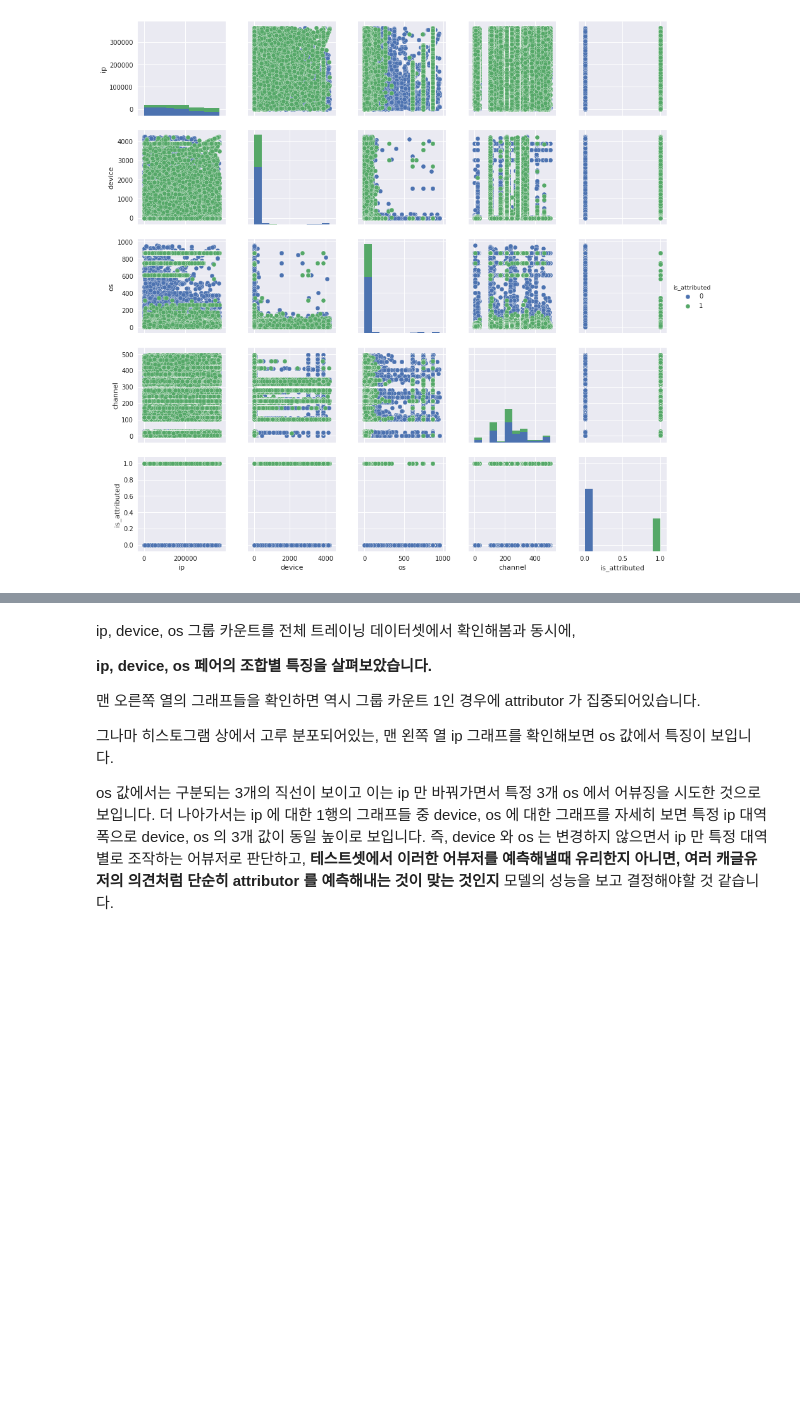
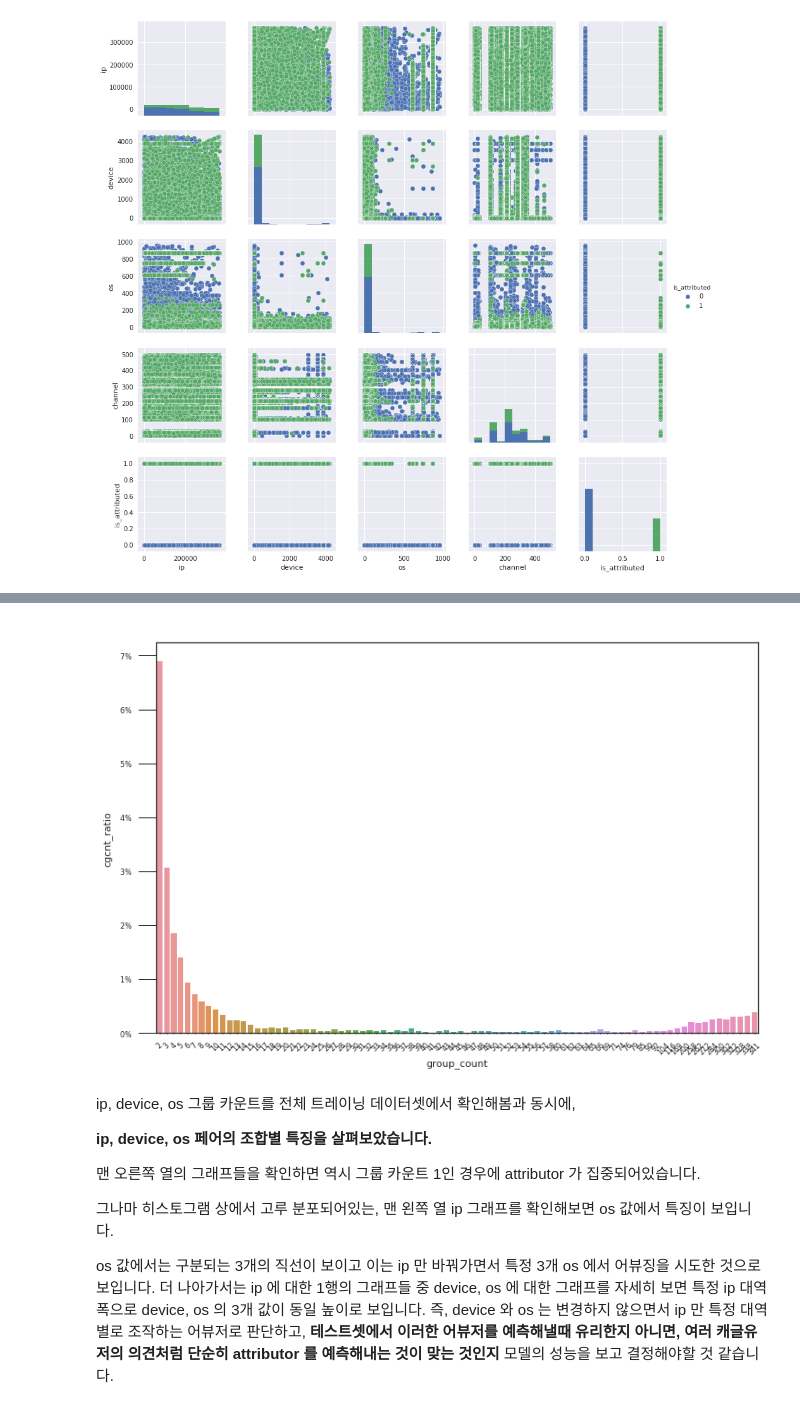
Before and after one commit to jmpaaak/kaggle-study, a Jupyter notebook: competitions/talkingdata-adtracking-fraud-detection/talkingdata-adtracking-jongmin.ipynb, the cells around one changed output, grey strips where cells are left out. Saved outputs shown, nothing was run; the diff lists cells and outputs as text; code cells hidden in the pictures; blank space fills up the shorter version.

```diff
--- a/competitions/talkingdata-adtracking-fraud-detection/talkingdata-adtracking-jongmin.ipynb
+++ b/competitions/talkingdata-adtracking-fraud-detection/talkingdata-adtracking-jongmin.ipynb
@@ -350,3 +392,12 @@ plt.show()
+# %%
+g = sns.barplot(x="group_count", y="cgcnt_ratio", data=df_result.query('group_count != 1'))
+g.set_xticklabels(g.get_xticklabels(), rotation=45)
+g.tick_params(labelsize=8)
+vals = g.get_yticks()
+g.set_yticklabels(['{:3.0f}%'.format(x*100) for x in vals])
+plt.show()
+# %% [output]
+[figure, added]
 # %% [markdown]
 ip, device, os 그룹 카운트를 전체 트레이닝 데이터셋에서 확인해봄과 동시에,
 
```
Also changed, not shown: parts of 6 cells of this notebook, 2 other files.
